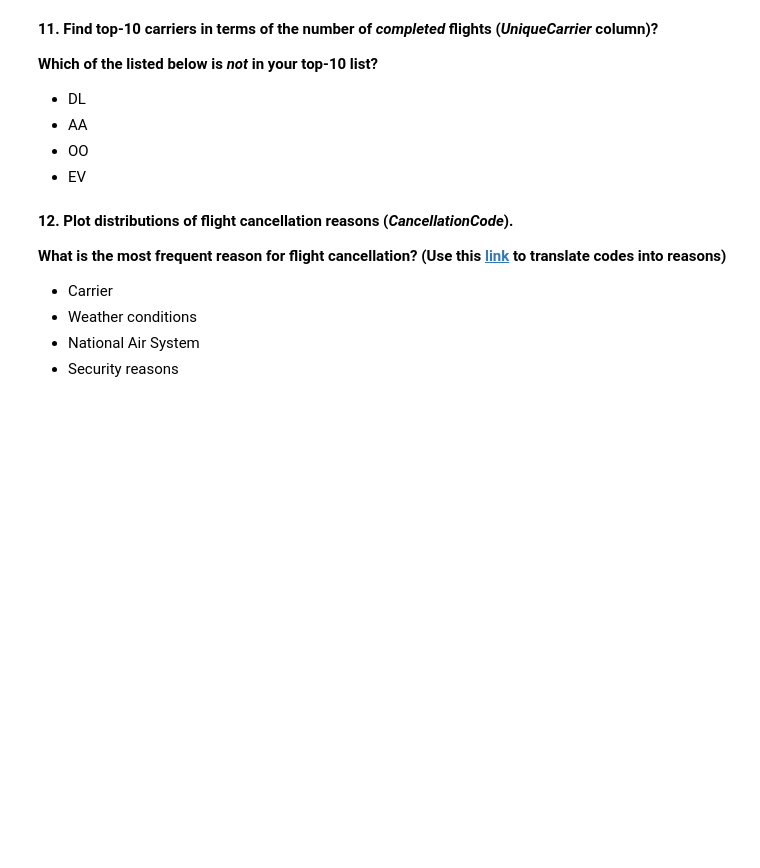
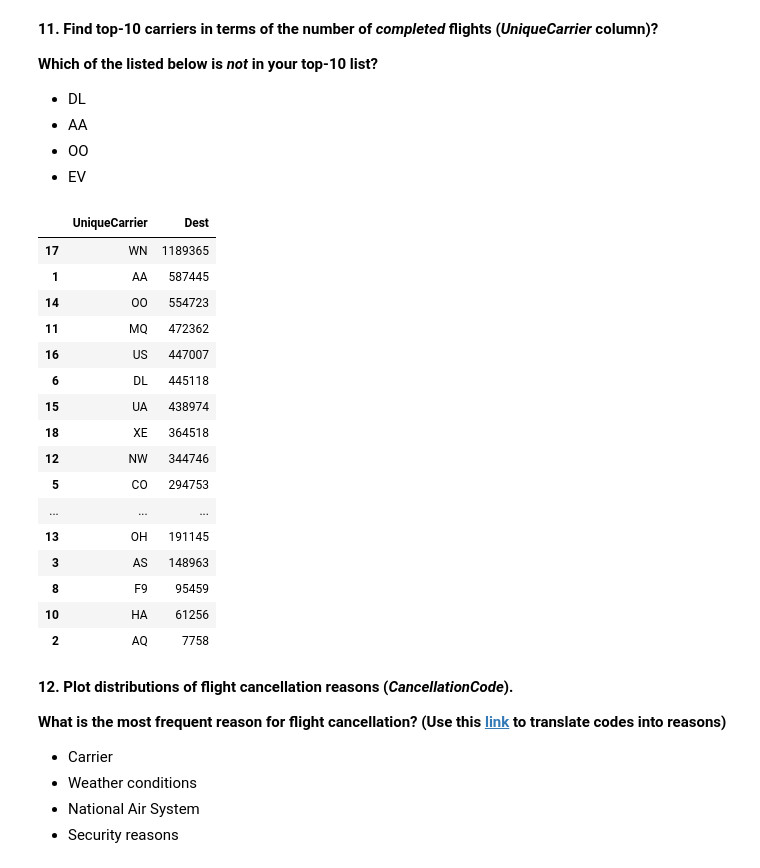
Before and after one commit to athiagarajan/usdaflightseda, a Jupyter notebook: assignment1_USA_flights_EDA.ipynb, the cells around one changed output. Saved outputs shown, nothing was run; the diff lists cells and outputs as text; code cells hidden in the pictures; blank space fills up the shorter version.

```diff
--- a/assignment1_USA_flights_EDA.ipynb
+++ b/assignment1_USA_flights_EDA.ipynb
@@ -459,3 +493,24 @@ dtype: int64
+# %%
+flights_df[flights_df['Cancelled']==0].groupby('UniqueCarrier', as_index=False).agg({'Dest':'count'}).sort_values(by='Dest', ascending=False)
+#EV is the answer
+# %% [output]
+|  | UniqueCarrier | Dest |
+| 17 | WN | 1189365 |
+| 1 | AA | 587445 |
+| 14 | OO | 554723 |
+| 11 | MQ | 472362 |
+| 16 | US | 447007 |
+| 6 | DL | 445118 |
+| 15 | UA | 438974 |
+| 18 | XE | 364518 |
+| 12 | NW | 344746 |
+| 5 | CO | 294753 |
+| ... | ... | ... |
+| 13 | OH | 191145 |
+| 3 | AS | 148963 |
+| 8 | F9 | 95459 |
+| 10 | HA | 61256 |
+| 2 | AQ | 7758 |
 # %% [markdown]
 **12. Plot distributions of flight cancellation reasons (_CancellationCode_).**
 
```
Also changed, not shown: parts of 9 cells of this notebook.
